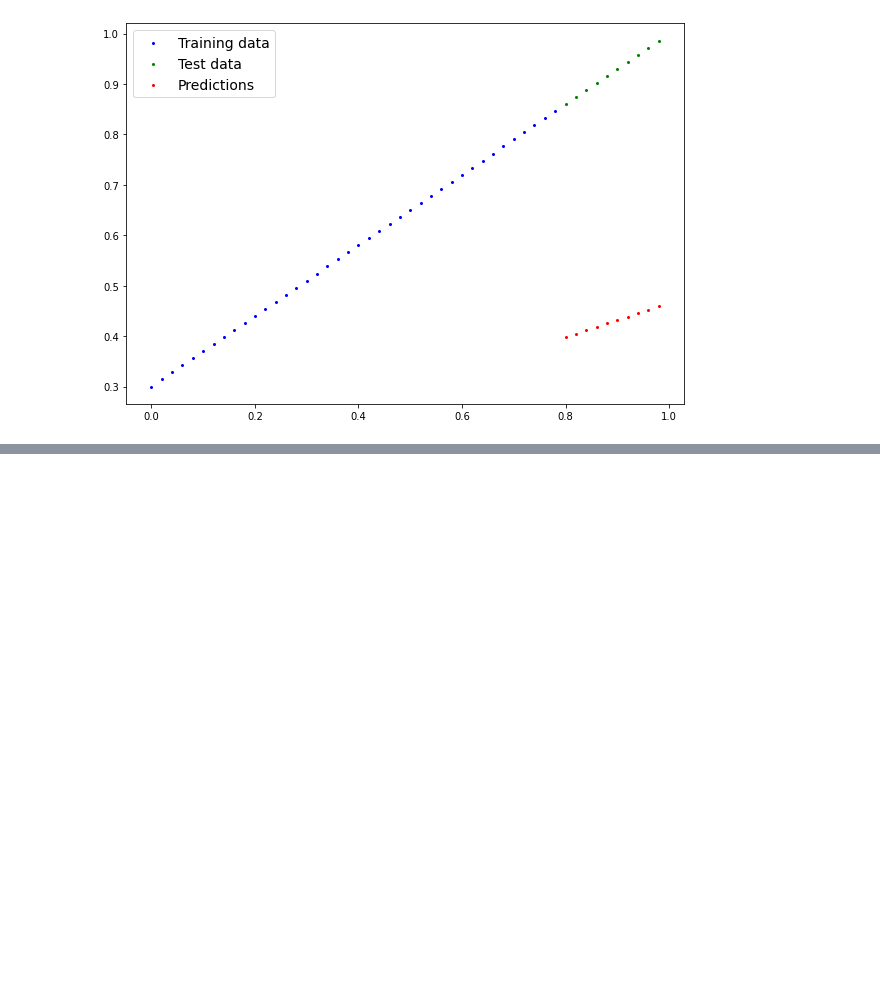
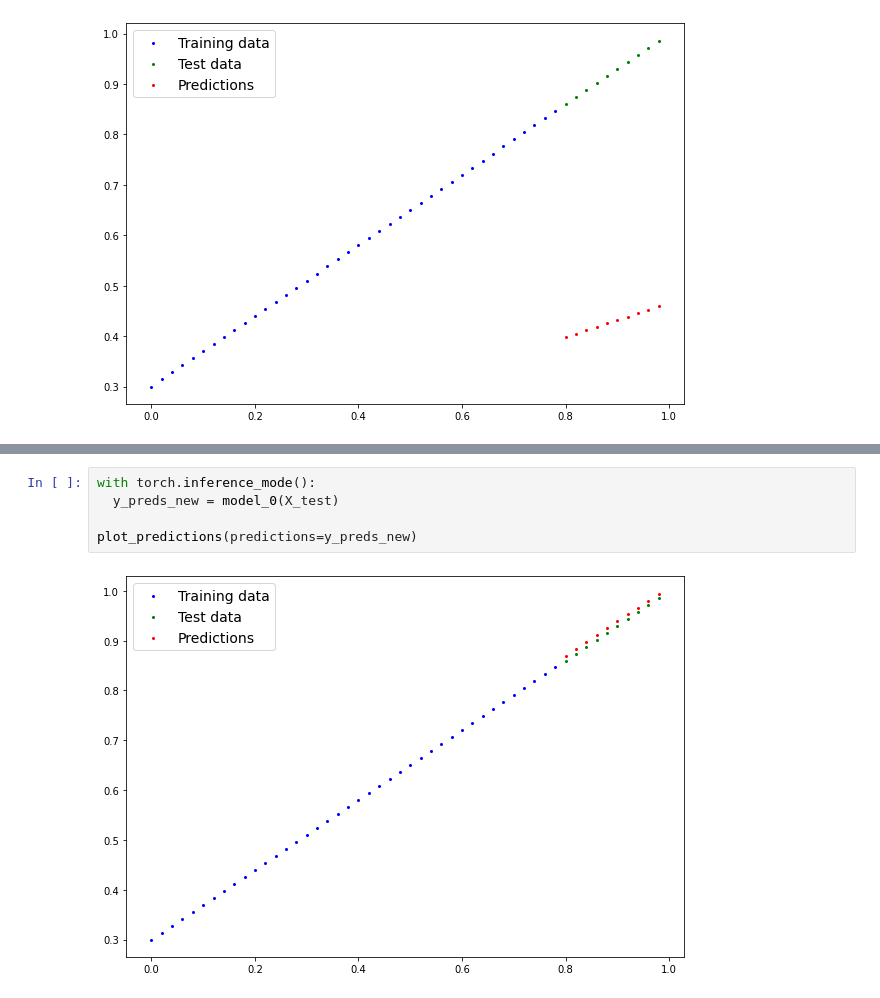
Before and after one commit to kvnptl/pytorch-practice, a Jupyter notebook: 01_pytorch_workflow.ipynb, the cells around one changed output, grey strips where cells are left out. Saved outputs shown, nothing was run; the diff lists cells and outputs as text; blank space fills up the shorter version.

```diff
--- a/01_pytorch_workflow.ipynb
+++ b/01_pytorch_workflow.ipynb
@@ -170,0 +260,7 @@ plot_predictions(predictions=y_preds)
+# %%
+with torch.inference_mode():
+  y_preds_new = model_0(X_test)
+
+plot_predictions(predictions=y_preds_new)
+# %% [output]
+[figure, added]
```
Also changed, not shown: parts of 36 cells of this notebook.
